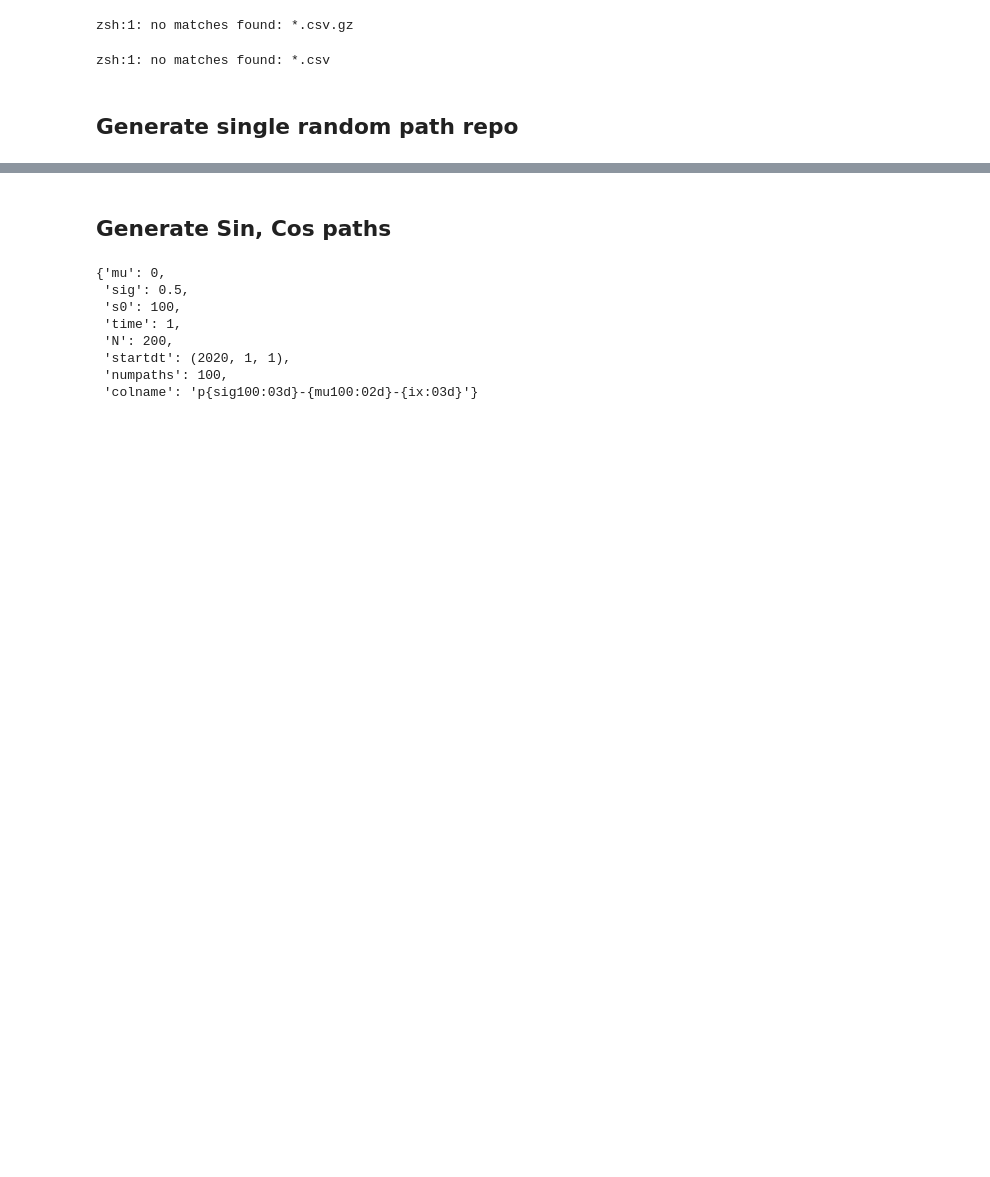
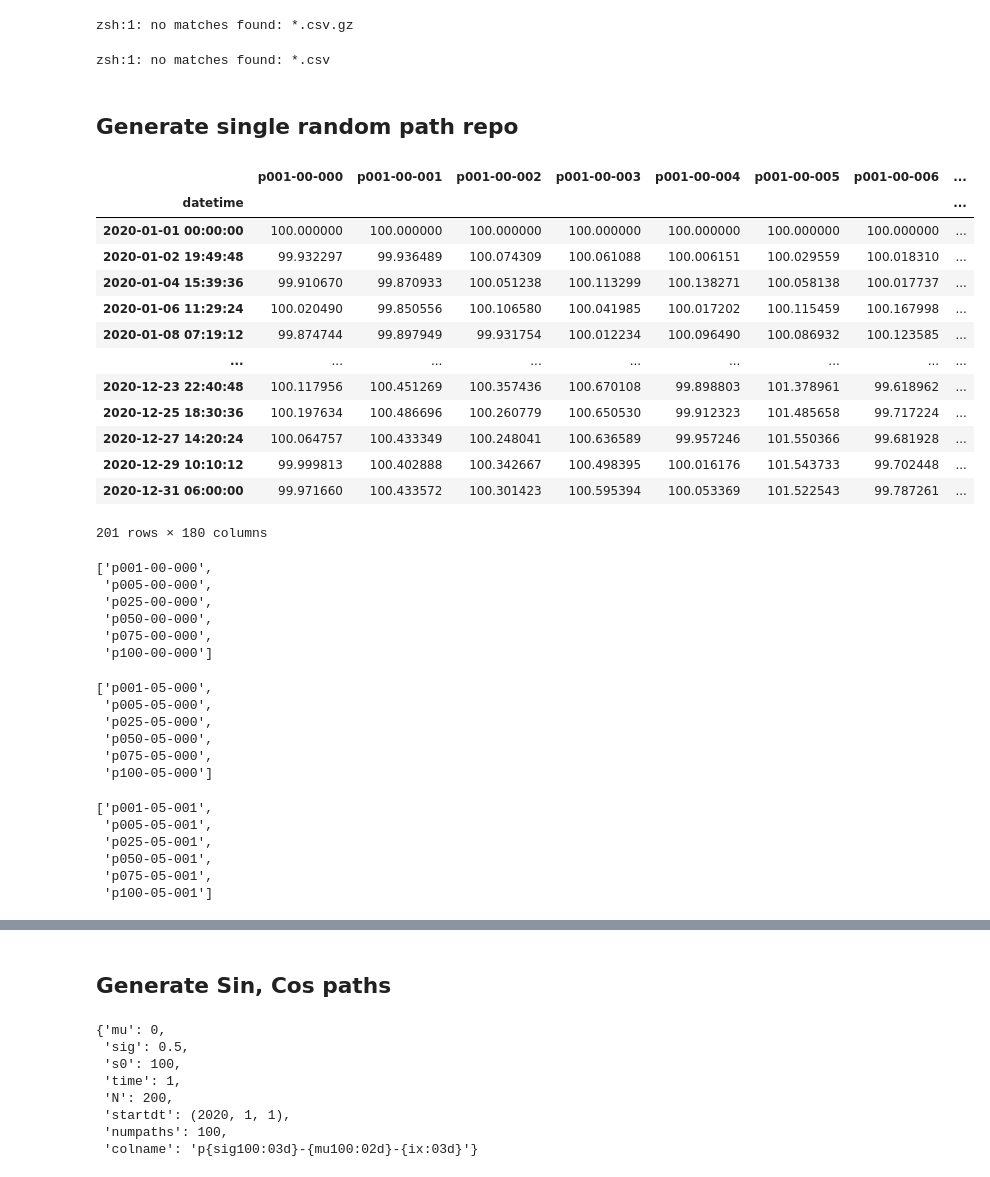
Before and after one commit to bancorprotocol/carbon-simulator, a Jupyter notebook: resources/data/Generate.ipynb, the cells around one changed output, grey strips where cells are left out. Drawn from its saved outputs; the diff is of its cells as text; code cells hidden in the pictures; blank space fills up the shorter version.

```diff
--- a/resources/data/Generate.ipynb
+++ b/resources/data/Generate.ipynb
@@ -47,15 +53,57 @@ FILENAME2 = None
 # %%
 dfs = {
     (sig,mu): PathGenerator(sig=sig, mu=mu).pathdf(10)
+    for mu in [0,0.05,0.2]
     for sig in (0.01, 0.05, 0.25, 0.5, 0.75, 1)
-    for mu in [0,0.05,0.2]
 }
 df_aggr = pd.concat(dfs.values(), axis=1)
 #df.to_csv(FILENAME(sig=sig, mu=0)+".csv.gz", index=False, compression="gzip")
 #df.to_csv(FILENAME(sig=sig, mu=0)+".csv", index=False)
 if not FILENAME2 is None:
-    df_aggr.to_pickle(FILENAME2(mu=int(mu*100))+".pickle")
-#df_aggr
+    df_aggr.to_pickle(FILENAME2()+".pickle")
+df_aggr
+# %% [output]
+|  | p001-00-000 | p001-00-001 | p001-00-002 | p001-00-003 | p001-00-004 | p001-00-005 | p001-00-006 | ... |
+| datetime |  |  |  |  |  |  |  | ... |
+| 2020-01-01 00:00:00 | 100.000000 | 100.000000 | 100.000000 | 100.000000 | 100.000000 | 100.000000 | 100.000000 | ... |
+| 2020-01-02 19:49:48 | 99.932297 | 99.936489 | 100.074309 | 100.061088 | 100.006151 | 100.029559 | 100.018310 | ... |
+| 2020-01-04 15:39:36 | 99.910670 | 99.870933 | 100.051238 | 100.113299 | 100.138271 | 100.058138 | 100.017737 | ... |
+| 2020-01-06 11:29:24 | 100.020490 | 99.850556 | 100.106580 | 100.041985 | 100.017202 | 100.115459 | 100.167998 | ... |
+| 2020-01-08 07:19:12 | 99.874744 | 99.897949 | 99.931754 | 100.012234 | 100.096490 | 100.086932 | 100.123585 | ... |
+| ... | ... | ... | ... | ... | ... | ... | ... | ... |
+| 2020-12-23 22:40:48 | 100.117956 | 100.451269 | 100.357436 | 100.670108 | 99.898803 | 101.378961 | 99.618962 | ... |
+| 2020-12-25 18:30:36 | 100.197634 | 100.486696 | 100.260779 | 100.650530 | 99.912323 | 101.485658 | 99.717224 | ... |
+| 2020-12-27 14:20:24 | 100.064757 | 100.433349 | 100.248041 | 100.636589 | 99.957246 | 101.550366 | 99.681928 | ... |
+| 2020-12-29 10:10:12 | 99.999813 | 100.402888 | 100.342667 | 100.498395 | 100.016176 | 101.543733 | 99.702448 | ... |
+| 2020-12-31 06:00:00 | 99.971660 | 100.433572 | 100.301423 | 100.595394 | 100.053369 | 101.522543 | 99.787261 | ... |
+201 rows × 180 columns
+# %%
+[ df_aggr.columns[i*10] for i in range(6) ]
+# %% [output]
+['p001-00-000',
+ 'p005-00-000',
+ 'p025-00-000',
+ 'p050-00-000',
+ 'p075-00-000',
+ 'p100-00-000']
+# %%
+[ df_aggr.columns[i*10+60] for i in range(6) ]
+# %% [output]
+['p001-05-000',
+ 'p005-05-000',
+ 'p025-05-000',
+ 'p050-05-000',
+ 'p075-05-000',
+ 'p100-05-000']
+# %%
+[ df_aggr.columns[i*10+61] for i in range(6) ]
+# %% [output]
+['p001-05-001',
+ 'p005-05-001',
+ 'p025-05-001',
+ 'p050-05-001',
+ 'p075-05-001',
+ 'p100-05-001']
 # %%
 !ls
 # %% [output]
```
Also changed, not shown: parts of 6 cells of this notebook, 11 other files.
